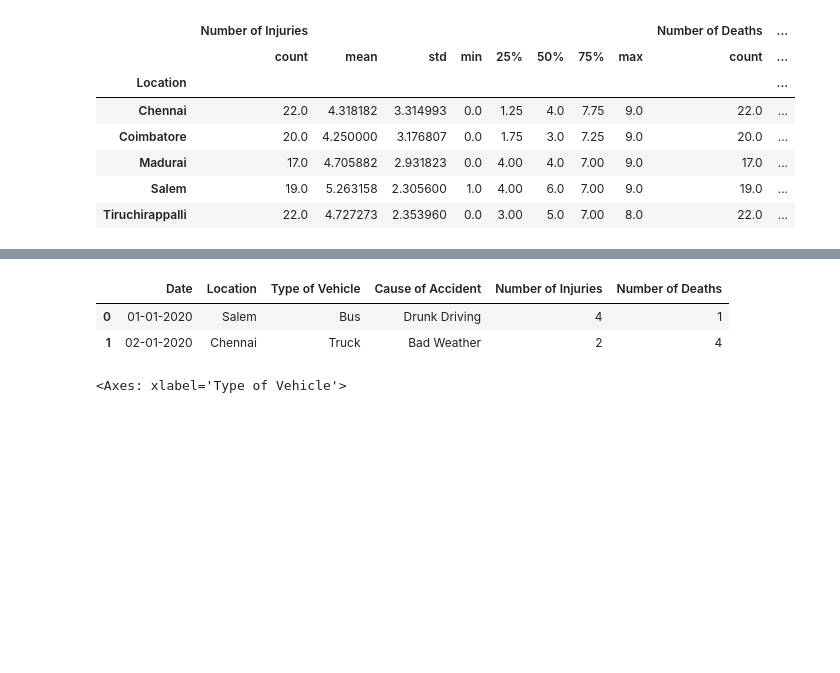
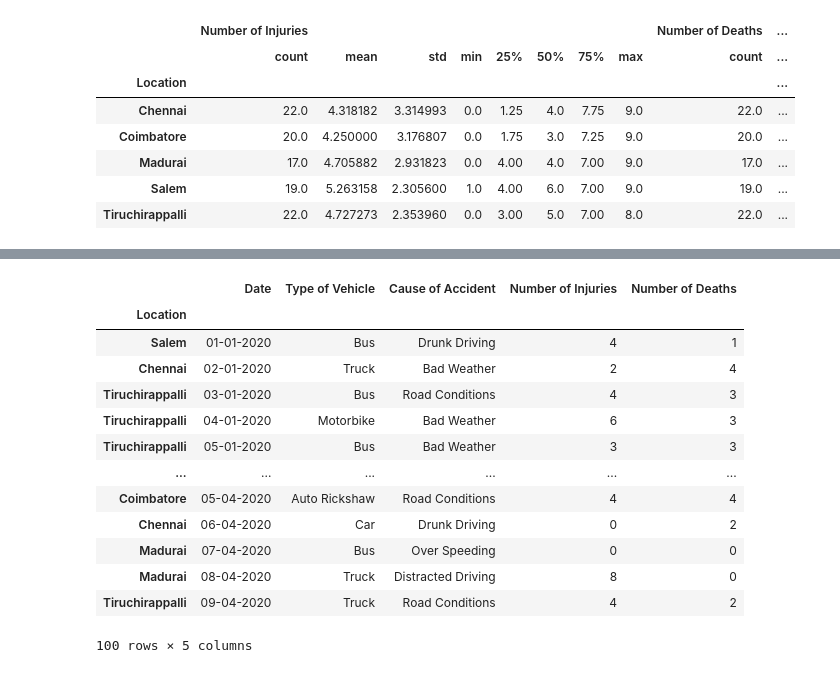
Before and after one commit to Udhay2898/HandsOnPractice_Pandas, a Jupyter notebook: Groupby.ipynb, the cells around one changed output, grey strips where cells are left out. Saved outputs shown, nothing was run; the diff lists cells and outputs as text; code cells hidden in the pictures; blank space fills up the shorter version.

```diff
--- a/Groupby.ipynb
+++ b/Groupby.ipynb
@@ -95,6 +84,0 @@ dtype: object
-# %%
-df.head(2)
-# %% [output]
-|  | Date | Location | Type of Vehicle | Cause of Accident | Number of Injuries | Number of Deaths |
-| 0 | 01-01-2020 | Salem | Bus | Drunk Driving | 4 | 1 |
-| 1 | 02-01-2020 | Chennai | Truck | Bad Weather | 2 | 4 |
@@ -101,6 +88,20 @@ df.head(2)
 # %%
 g = df.groupby('Type of Vehicle').count()
-# %%
-g.plot(figsize = (8,4))
-# %% [output]
-<Axes: xlabel='Type of Vehicle'>
+# %%
+df1 = df.set_index('Location')
+df1
+# %% [output]
+|  | Date | Type of Vehicle | Cause of Accident | Number of Injuries | Number of Deaths |
+| Location |  |  |  |  |  |
+| Salem | 01-01-2020 | Bus | Drunk Driving | 4 | 1 |
+| Chennai | 02-01-2020 | Truck | Bad Weather | 2 | 4 |
+| Tiruchirappalli | 03-01-2020 | Bus | Road Conditions | 4 | 3 |
+| Tiruchirappalli | 04-01-2020 | Motorbike | Bad Weather | 6 | 3 |
+| Tiruchirappalli | 05-01-2020 | Bus | Bad Weather | 3 | 3 |
+| ... | ... | ... | ... | ... | ... |
+| Coimbatore | 05-04-2020 | Auto Rickshaw | Road Conditions | 4 | 4 |
+| Chennai | 06-04-2020 | Car | Drunk Driving | 0 | 2 |
+| Madurai | 07-04-2020 | Bus | Over Speeding | 0 | 0 |
+| Madurai | 08-04-2020 | Truck | Distracted Driving | 8 | 0 |
+| Tiruchirappalli | 09-04-2020 | Truck | Road Conditions | 4 | 2 |
+100 rows × 5 columns
```
Also changed, not shown: parts of 3 cells of this notebook.
